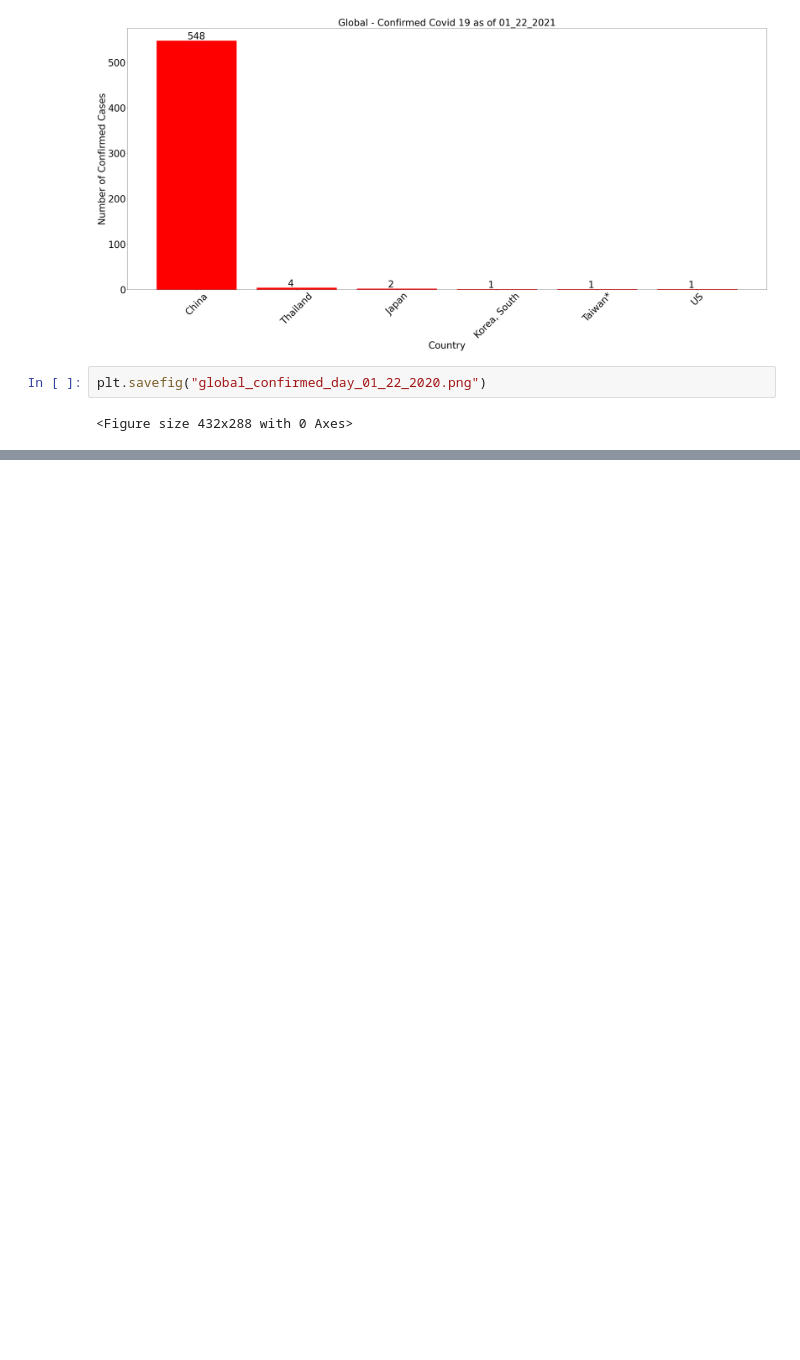
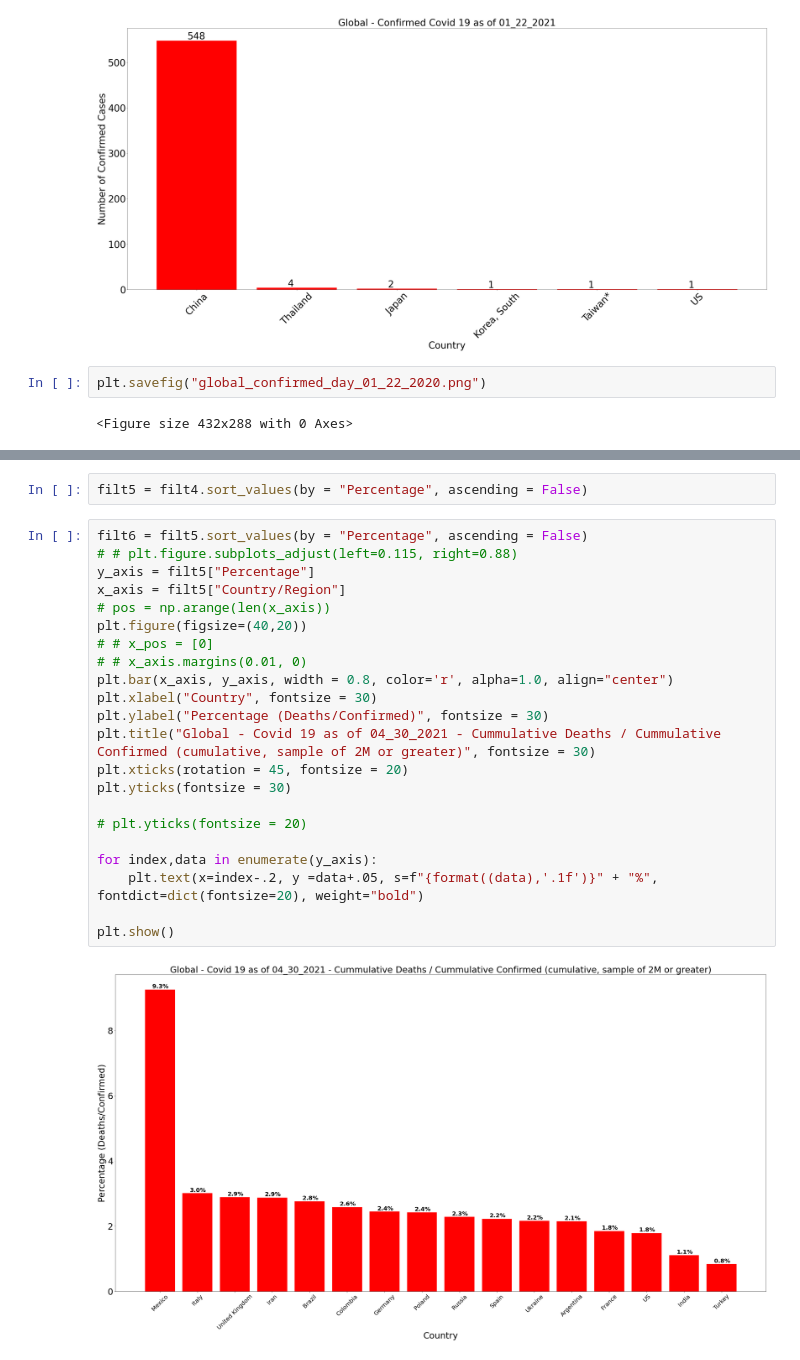
Before and after one commit to makbarish/Grp5_Project1_Covid19, a Jupyter notebook: Clay/Covid_19_Cumulatinve_Bar_Charts_Conf_Deaths_Recoveries.ipynb, the cells around one changed output, grey strips where cells are left out. Drawn from its saved outputs; the diff is of its cells as text; blank space fills up the shorter version.

```diff
--- a/Clay/Covid_19_Cumulatinve_Bar_Charts_Conf_Deaths_Recoveries.ipynb
+++ b/Clay/Covid_19_Cumulatinve_Bar_Charts_Conf_Deaths_Recoveries.ipynb
@@ -330,0 +430,26 @@ plt.savefig("global_confirmed_day_01_22_2020.png")
+# %%
+filt5 = filt4.sort_values(by = "Percentage", ascending = False)
+# %%
+filt6 = filt5.sort_values(by = "Percentage", ascending = False)
+# # plt.figure.subplots_adjust(left=0.115, right=0.88)
+y_axis = filt5["Percentage"]
+x_axis = filt5["Country/Region"]
+# pos = np.arange(len(x_axis))
+plt.figure(figsize=(40,20))
+# # x_pos = [0]
+# # x_axis.margins(0.01, 0)
+plt.bar(x_axis, y_axis, width = 0.8, color='r', alpha=1.0, align="center")
+plt.xlabel("Country", fontsize = 30)
+plt.ylabel("Percentage (Deaths/Confirmed)", fontsize = 30)
+plt.title("Global - Covid 19 as of 04_30_2021 - Cummulative Deaths / Cummulative Confirmed (cumulative, sample of 2M or greater)", fontsize = 30)
+plt.xticks(rotation = 45, fontsize = 20)
+plt.yticks(fontsize = 30)
+
+# plt.yticks(fontsize = 20)
+
+for index,data in enumerate(y_axis):
+    plt.text(x=index-.2, y =data+.05, s=f"{format((data),'.1f')}" + "%", fontdict=dict(fontsize=20), weight="bold")
+
+plt.show()
+# %% [output]
+[figure, added]
```
Also changed, not shown: parts of 5 cells of this notebook, 6 other files.
